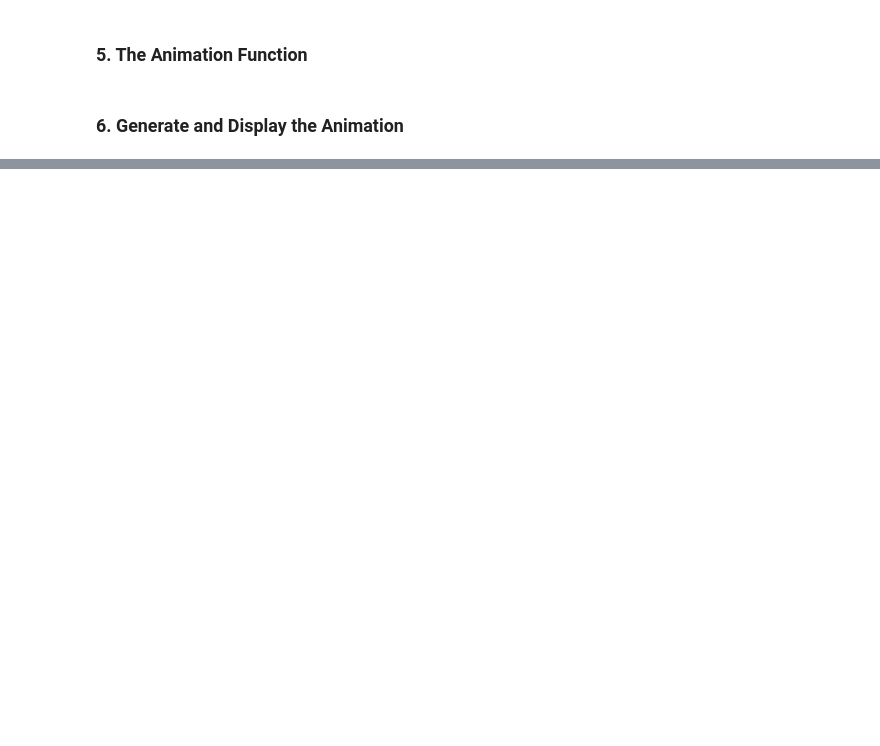
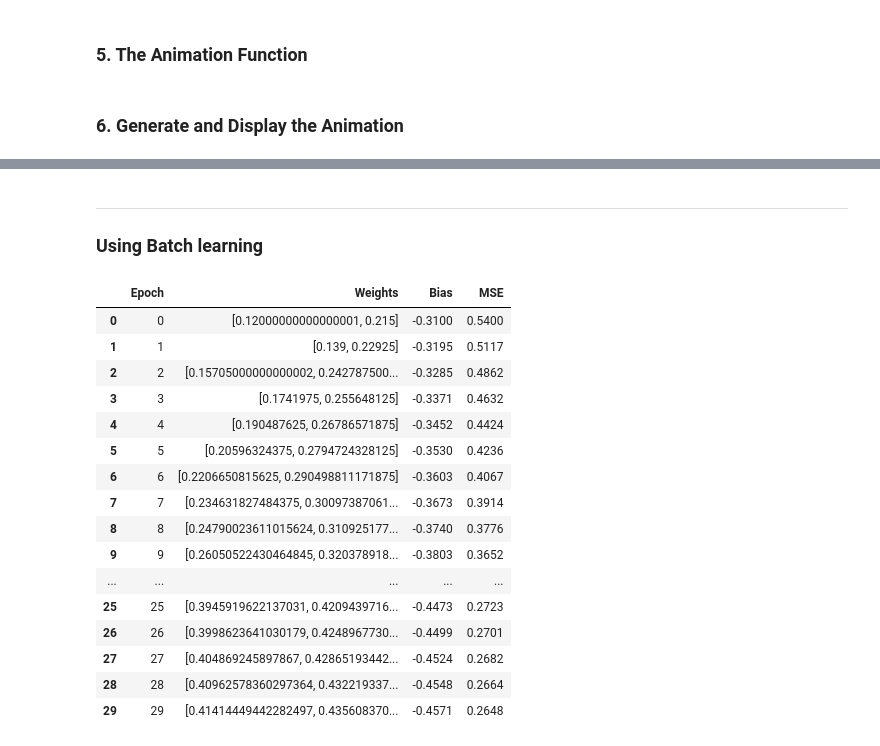
Before and after one commit to Sr-RopBrian/ADALINE, a Jupyter notebook: ADALINE_AND.ipynb, the cells around one changed output, grey strips where cells are left out. Drawn from its saved outputs; the diff is of its cells as text; code cells hidden in the pictures; blank space fills up the shorter version.

```diff
--- a/ADALINE_AND.ipynb
+++ b/ADALINE_AND.ipynb
@@ -164,2 +163,72 @@ HTML(anim.to_html5_video())
 # %% [output]
 [interactive output not drawn]
+# %% [markdown]
+---
+
+### Using Batch learning
+# %%
+# --- BATCH LEARNING SECTION ---
+weights_batch = np.array([0.1, 0.2])
+bias_batch = -0.3
+history_batch = []
+history_batch.append((weights_batch.copy(), bias_batch))
+
+epoch_data_batch = []
+
+for epoch in range(epochs):
+    # Accumulators for the entire dataset
+    delta_w = np.zeros(weights_batch.shape)
+    delta_b = 0
+    total_epoch_error = 0
+
+    for i in range(len(X)):
+        # Calculate Net Input using STATIC weights for this epoch
+        net_input = np.dot(X[i], weights_batch) + bias_batch
+
+        # Calculate Error for this sample
+        error = y[i] - net_input
+        total_epoch_error += error**2
+
+        # Accumulate gradients (The "Batch" way)
+        delta_w += error * X[i]
+        delta_b += error
+
+    # --- The Single Update per Epoch ---
+    # We use (eta / len(X)) to keep the step size stable regardless of dataset size
+    weights_batch += (eta / len(X)) * delta_w
+    bias_batch += (eta / len(X)) * delta_b
+
+    # Save state for history and animation
+    history_batch.append((weights_batch.copy(), bias_batch))
+
+    # Calculate MSE for the epoch
+    mse = total_epoch_error / len(X)
+
+    # Populate the data frame exactly like the Incremental version
+    epoch_data_batch.append({
+        "Epoch": epoch,
+        "Weights": weights_batch.copy(),
+        "Bias": f"{bias_batch:.4f}",
+        "MSE": f"{mse:.4f}"
+    })
+
+df_batch_results = pd.DataFrame(epoch_data_batch)
+display(df_batch_results)
+# %% [output]
+|  | Epoch | Weights | Bias | MSE |
+| 0 | 0 | [0.12000000000000001, 0.215] | -0.3100 | 0.5400 |
+| 1 | 1 | [0.139, 0.22925] | -0.3195 | 0.5117 |
+| 2 | 2 | [0.15705000000000002, 0.242787500... | -0.3285 | 0.4862 |
+| 3 | 3 | [0.1741975, 0.255648125] | -0.3371 | 0.4632 |
+| 4 | 4 | [0.190487625, 0.26786571875] | -0.3452 | 0.4424 |
+| 5 | 5 | [0.20596324375, 0.2794724328125] | -0.3530 | 0.4236 |
+| 6 | 6 | [0.2206650815625, 0.290498811171875] | -0.3603 | 0.4067 |
+| 7 | 7 | [0.234631827484375, 0.30097387061... | -0.3673 | 0.3914 |
+| 8 | 8 | [0.24790023611015624, 0.310925177... | -0.3740 | 0.3776 |
+| 9 | 9 | [0.26050522430464845, 0.320378918... | -0.3803 | 0.3652 |
+| ... | ... | ... | ... | ... |
+| 25 | 25 | [0.3945919622137031, 0.4209439716... | -0.4473 | 0.2723 |
+| 26 | 26 | [0.3998623641030179, 0.4248967730... | -0.4499 | 0.2701 |
+| 27 | 27 | [0.404869245897867, 0.42865193442... | -0.4524 | 0.2682 |
+| 28 | 28 | [0.40962578360297364, 0.432219337... | -0.4548 | 0.2664 |
+| 29 | 29 | [0.41414449442282497, 0.435608370... | -0.4571 | 0.2648 |
```
Also changed, not shown: parts of 10 cells of this notebook.
